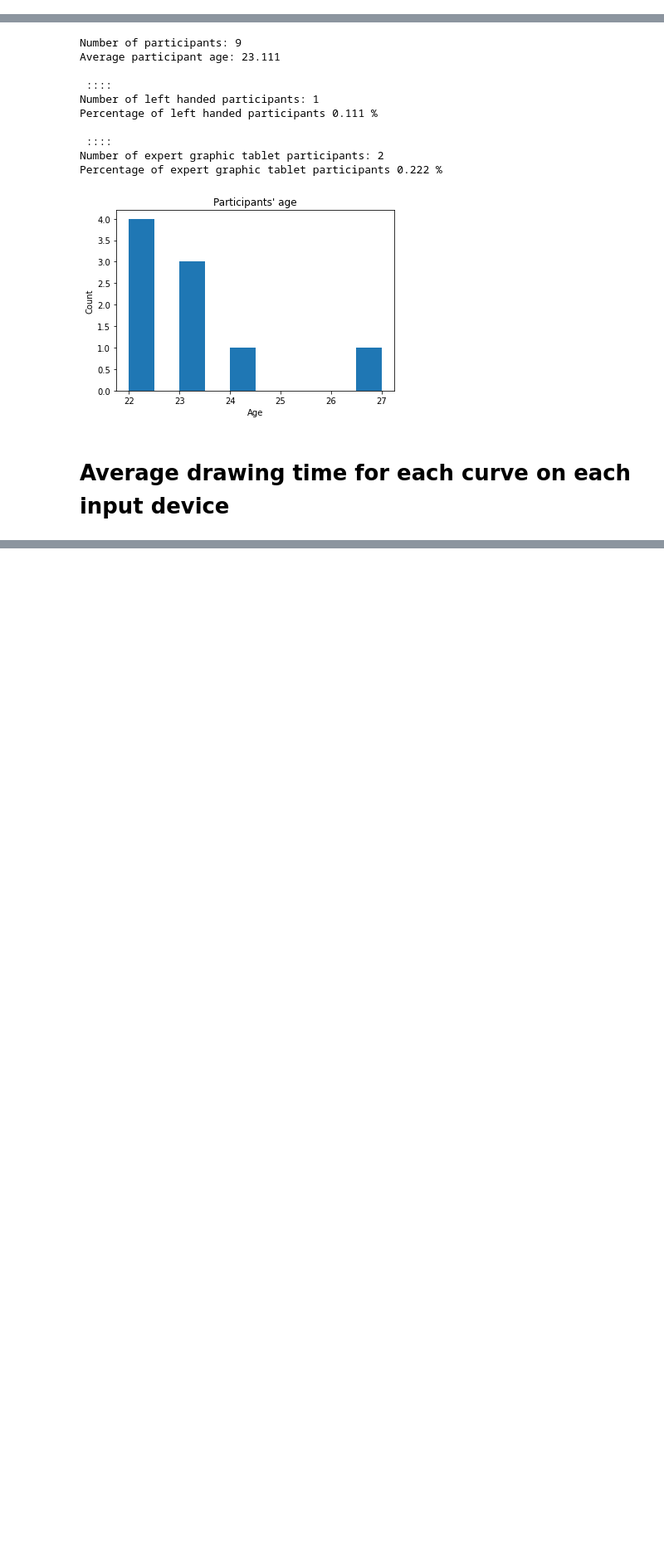
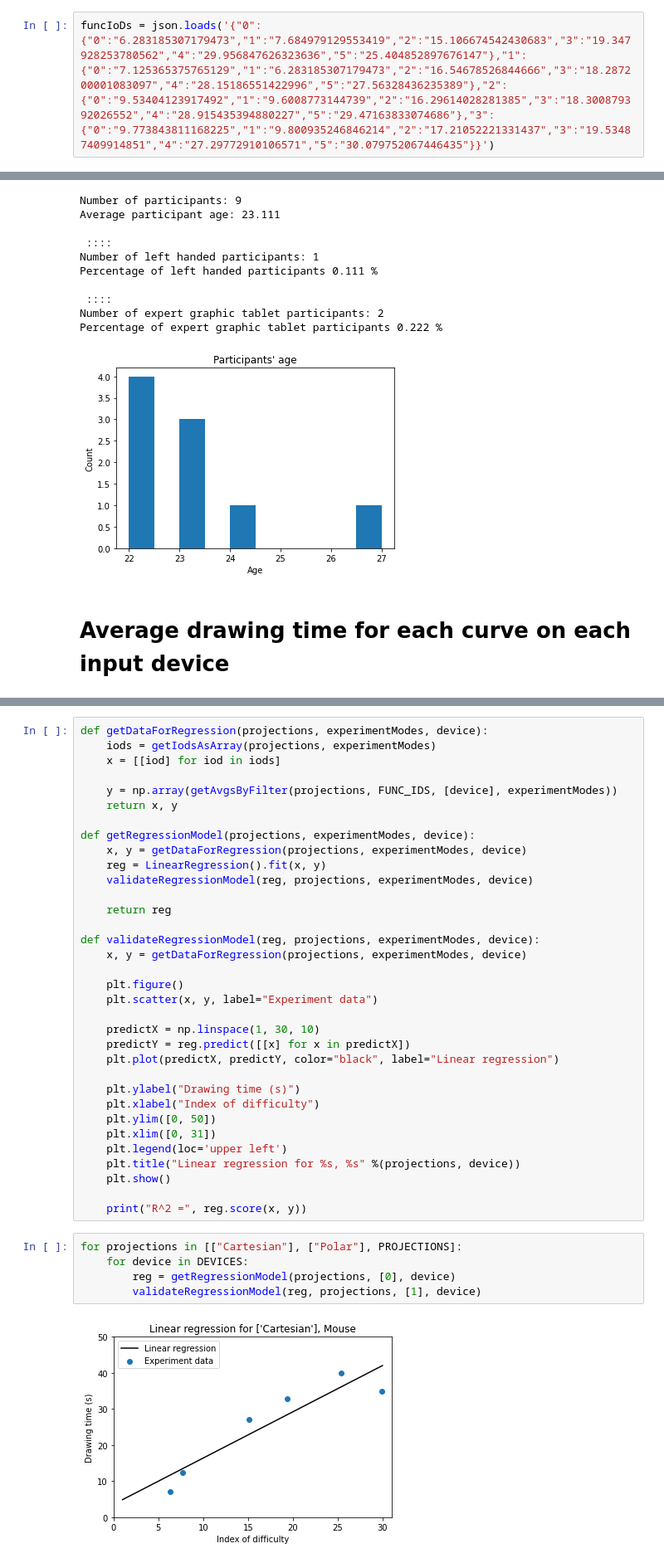
Before and after one commit to ivanazuzic/Efficiency-of-dragging-gestures, a Jupyter notebook: analysis/Analysis - izborni projekt.ipynb, the cells around one changed output, grey strips where cells are left out. Shown at 83% size. Saved outputs shown, nothing was run; the diff lists cells and outputs as text; blank space fills up the shorter version.

Commit message:
Add linear regression

```diff
--- a/analysis/Analysis - izborni projekt.ipynb
+++ b/analysis/Analysis - izborni projekt.ipynb
@@ -8,3 +9,5 @@ import matplotlib.pyplot as plt
+# %%
+funcIoDs = json.loads('{"0":{"0":"6.283185307179473","1":"7.684979129553419","2":"15.106674542430683","3":"19.347928253780562","4":"29.956847626323636","5":"25.404852897676147"},"1":{"0":"7.125365375765129","1":"6.283185307179473","2":"16.54678526844666","3":"18.287200001083097","4":"28.15186551422996","5":"27.56328436235389"},"2":{"0":"9.53404123917492","1":"9.6008773144739","2":"16.29614028281385","3":"18.300879392026552","4":"28.915435394880227","5":"29.47163833074686"},"3":{"0":"9.773843811168225","1":"9.800935246846214","2":"17.21052221331437","3":"19.53487409914851","4":"27.29772910106571","5":"30.079752067446435"}}')
 # %%
 df = pd.read_csv('logs.csv')
 
@@ -131,0 +174,41 @@ for mode in testModes:
+# %%
+def getDataForRegression(projections, experimentModes, device):
+    iods = getIodsAsArray(projections, experimentModes)
+    x = [[iod] for iod in iods]
+
+    y = np.array(getAvgsByFilter(projections, FUNC_IDS, [device], experimentModes))
+    return x, y
+
+def getRegressionModel(projections, experimentModes, device):
+    x, y = getDataForRegression(projections, experimentModes, device)
+    reg = LinearRegression().fit(x, y)
+    validateRegressionModel(reg, projections, experimentModes, device)
+
+    return reg
+
+def validateRegressionModel(reg, projections, experimentModes, device):
+    x, y = getDataForRegression(projections, experimentModes, device)
+
+    plt.figure()
+    plt.scatter(x, y, label="Experiment data")
+
+    predictX = np.linspace(1, 30, 10)
+    predictY = reg.predict([[x] for x in predictX])
+    plt.plot(predictX, predictY, color="black", label="Linear regression")
+
+    plt.ylabel("Drawing time (s)")
+    plt.xlabel("Index of difficulty")
+    plt.ylim([0, 50])
+    plt.xlim([0, 31])
+    plt.legend(loc='upper left')
+    plt.title("Linear regression for %s, %s" %(projections, device))
+    plt.show()
+
+    print("R^2 =", reg.score(x, y))
+# %%
+for projections in [["Cartesian"], ["Polar"], PROJECTIONS]:
+    for device in DEVICES:
+        reg = getRegressionModel(projections, [0], device)
+        validateRegressionModel(reg, projections, [1], device)
+# %% [output]
+[figure, added]
```
Also changed, not shown: parts of 9 cells of this notebook.
